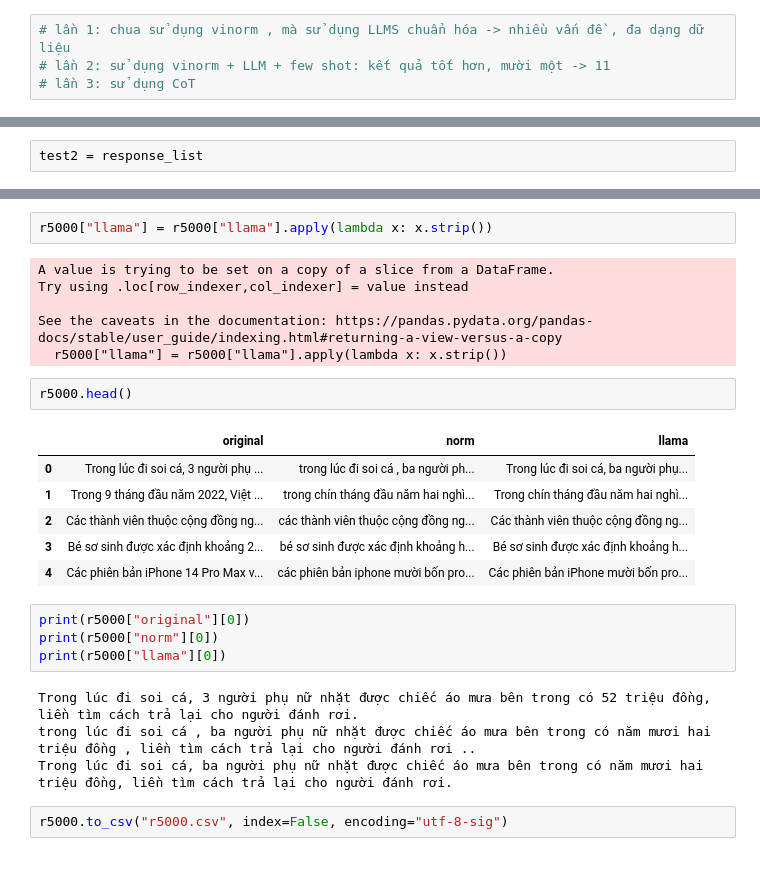
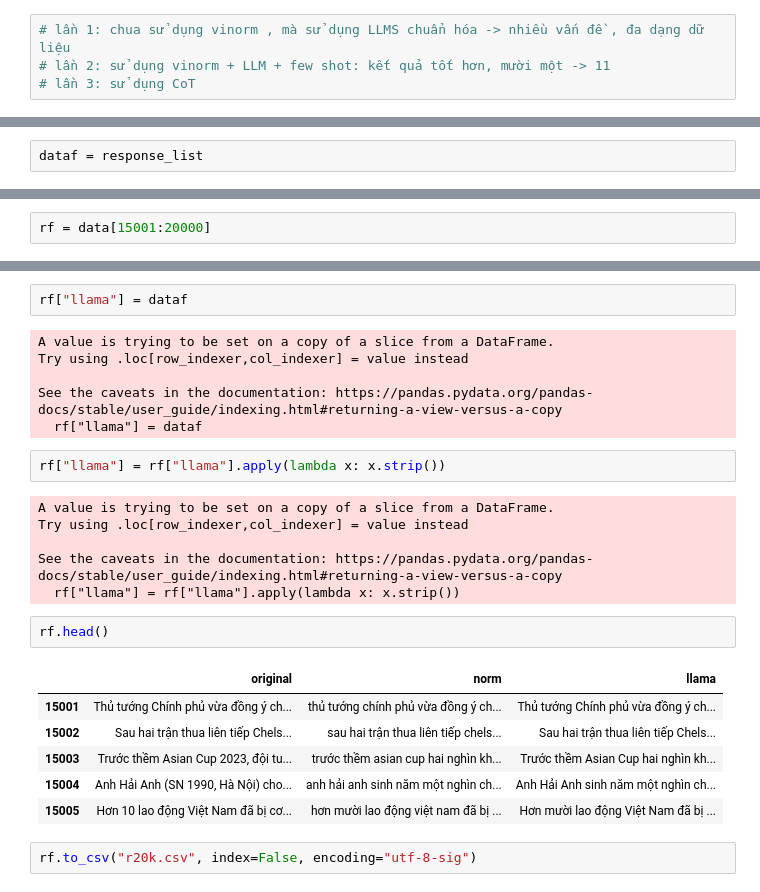
Before and after one commit to khanhthanhdev/RAG-code-assistant, a Jupyter notebook: usellama.ipynb, the cells around one changed output, grey strips where cells are left out. Drawn from its saved outputs; the diff is of its cells as text.

Commit message:
20k data

```diff
--- a/usellama.ipynb
+++ b/usellama.ipynb
@@ -161,3 +161,3 @@ mười giờ mới mở cửa mà chín giờ khách hàng đã xếp hàng dà
 # %%
-test2 = response_list
+dataf = response_list
 # %%
@@ -189,0 +167,2 @@ See the caveats in the documentation: https://pandas.pydata.org/pandas-docs/stab
+# %%
+rf = data[15001:20000]
@@ -190,27 +178,27 @@ See the caveats in the documentation: https://pandas.pydata.org/pandas-docs/stab
+# %%
+rf["llama"] = dataf
+# %% [output]
+A value is trying to be set on a copy of a slice from a DataFrame.
+Try using .loc[row_indexer,col_indexer] = value instead
+
+See the caveats in the documentation: https://pandas.pydata.org/pandas-docs/stable/user_guide/indexing.html#returning-a-view-versus-a-copy
+  rf["llama"] = dataf
 # %%
-r5000["llama"] = r5000["llama"].apply(lambda x: x.strip())
+rf["llama"] = rf["llama"].apply(lambda x: x.strip())
 # %% [output]
 A value is trying to be set on a copy of a slice from a DataFrame.
 Try using .loc[row_indexer,col_indexer] = value instead
 
 See the caveats in the documentation: https://pandas.pydata.org/pandas-docs/stable/user_guide/indexing.html#returning-a-view-versus-a-copy
-  r5000["llama"] = r5000["llama"].apply(lambda x: x.strip())
+  rf["llama"] = rf["llama"].apply(lambda x: x.strip())
 # %%
-r5000.head()
+rf.head()
 # %% [output]
 |  | original | norm | llama |
-| 0 | Trong lúc đi soi cá, 3 người phụ ... | trong lúc đi soi cá , ba người ph... | Trong lúc đi soi cá, ba người phụ... |
-| 1 | Trong 9 tháng đầu năm 2022, Việt ... | trong chín tháng đầu năm hai nghì... | Trong chín tháng đầu năm hai nghì... |
-| 2 | Các thành viên thuộc cộng đồng ng... | các thành viên thuộc cộng đồng ng... | Các thành viên thuộc cộng đồng ng... |
-| 3 | Bé sơ sinh được xác định khoảng 2... | bé sơ sinh được xác định khoảng h... | Bé sơ sinh được xác định khoảng h... |
-| 4 | Các phiên bản iPhone 14 Pro Max v... | các phiên bản iphone mười bốn pro... | Các phiên bản iPhone mười bốn pro... |
+| 15001 | Thủ tướng Chính phủ vừa đồng ý ch... | thủ tướng chính phủ vừa đồng ý ch... | Thủ tướng Chính phủ vừa đồng ý ch... |
+| 15002 | Sau hai trận thua liên tiếp Chels... | sau hai trận thua liên tiếp chels... | Sau hai trận thua liên tiếp Chels... |
+| 15003 | Trước thềm Asian Cup 2023, đội tu... | trước thềm asian cup hai nghìn kh... | Trước thềm Asian Cup hai nghìn kh... |
+| 15004 | Anh Hải Anh (SN 1990, Hà Nội) cho... | anh hải anh sinh năm một nghìn ch... | Anh Hải Anh sinh năm một nghìn ch... |
+| 15005 | Hơn 10 lao động Việt Nam đã bị cơ... | hơn mười lao động việt nam đã bị ... | Hơn mười lao động Việt Nam đã bị ... |
-# %%
-print(r5000["original"][0])
-print(r5000["norm"][0])
-print(r5000["llama"][0])
-# %% [output]
-Trong lúc đi soi cá, 3 người phụ nữ nhặt được chiếc áo mưa bên trong có 52 triệu đồng, liền tìm cách trả lại cho người đánh rơi.
-trong lúc đi soi cá , ba người phụ nữ nhặt được chiếc áo mưa bên trong có năm mươi hai triệu đồng , liền tìm cách trả lại cho người đánh rơi ..
-Trong lúc đi soi cá, ba người phụ nữ nhặt được chiếc áo mưa bên trong có năm mươi hai triệu đồng, liền tìm cách trả lại cho người đánh rơi.
 # %%
-r5000.to_csv("r5000.csv", index=False, encoding="utf-8-sig")
+rf.to_csv("r20k.csv", index=False, encoding="utf-8-sig")
```
Also changed, not shown: parts of 12 cells of this notebook, 2 other files.
